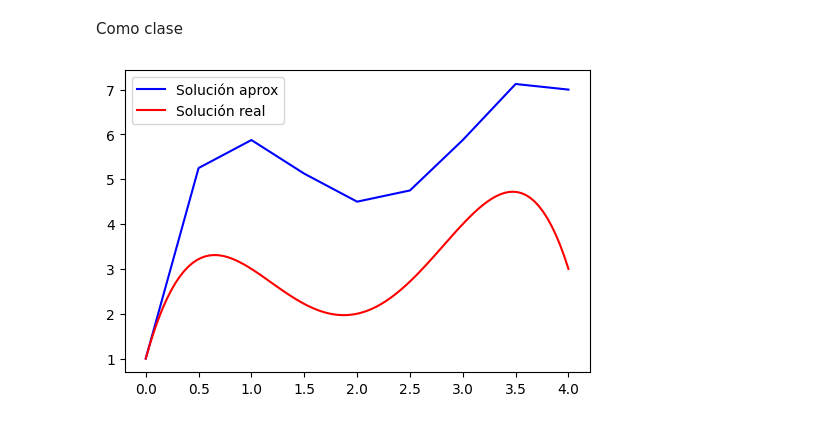
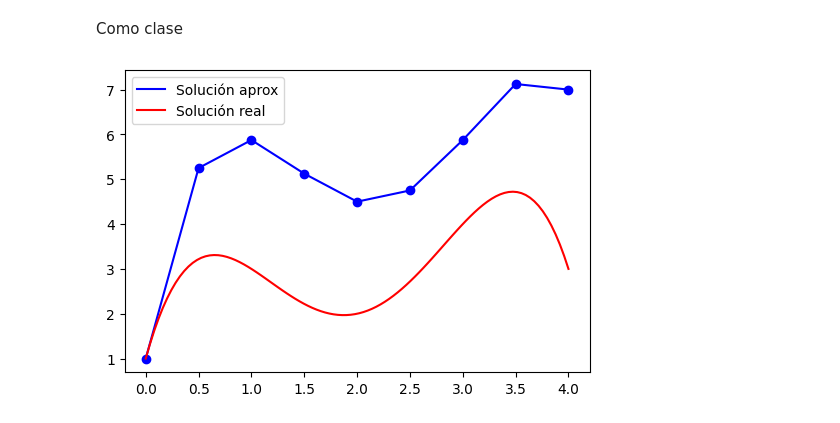
Before and after one commit to gmauricio-toledo/UNISON-teaching, a Jupyter notebook: EDO.ipynb, the cells around one changed output. Drawn from its saved outputs; the diff is of its cells as text; code cells hidden in the pictures.

```diff
--- a/EDO.ipynb
+++ b/EDO.ipynb
@@ -67,17 +72,17 @@ Como clase
 # %%
 from edo import EulerEDO
 
 f = lambda x: -2*x**3 + 12*x**2 - 20*x + 8.5
 sol = lambda x:-0.5*x**4 + 4*x**3 - 10*x**2 + 8.5*x + 1
 
 a = 0
 b = 4
 h = 0.5
 x0 = 0
 y0 = 1
 
 solver = EulerEDO(f,sol)
 solver.fit(a,b,h,x0,y0,heun=False)
-solver.plot(plot_nodes=False)
+solver.plot(plot_nodes=True)
 # %% [output]
-[figure, old version]
+[figure, new version]
```
Also changed, not shown: parts of 5 cells of this notebook, 1 other file.
